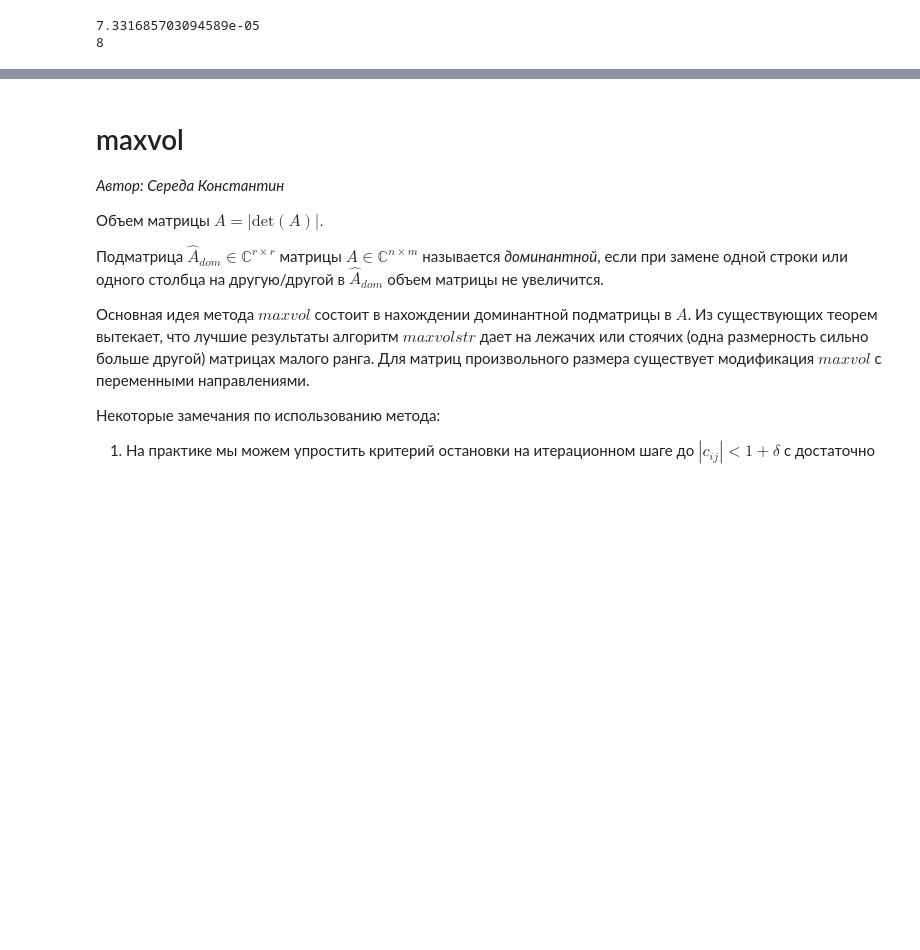
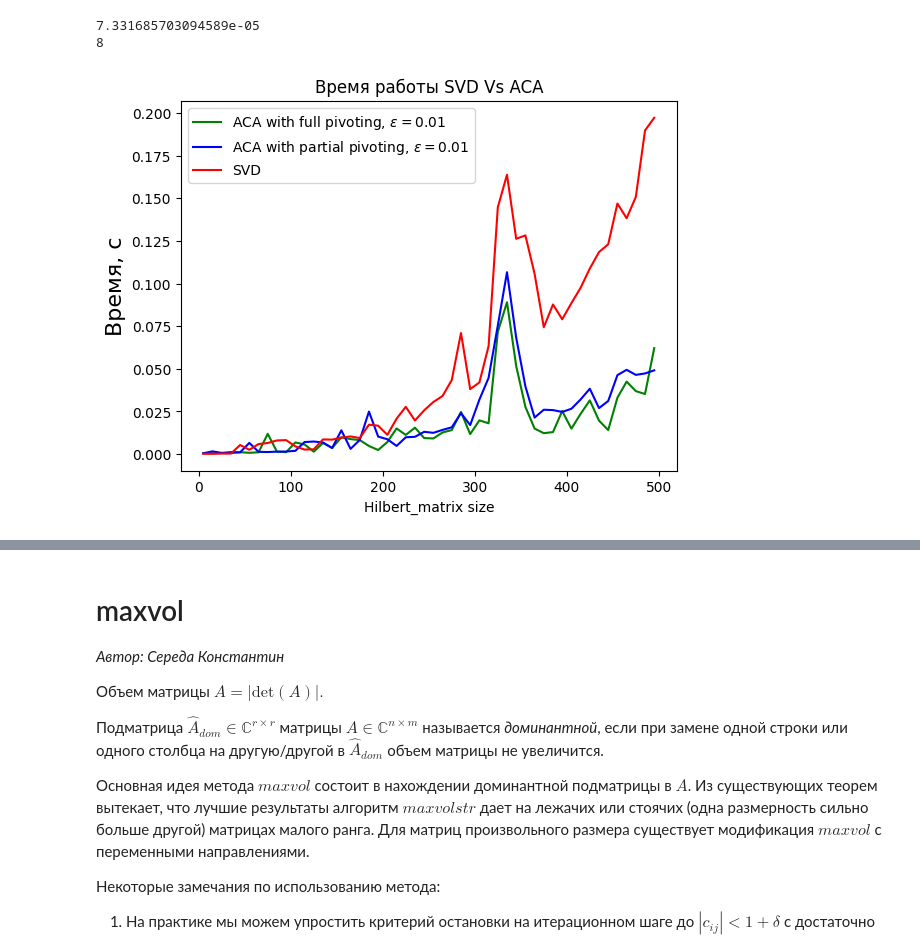
Before and after one commit to ol3gka/AI_Masters_NLA_projects_Matrix_Masters, a Jupyter notebook: Maxvol_code.ipynb, the cells around one changed output, grey strips where cells are left out. Cells and saved outputs as stored; diff of their text form; code cells hidden in the pictures; blank space fills up the shorter version.

```diff
--- a/Maxvol_code.ipynb
+++ b/Maxvol_code.ipynb
@@ -210 +224,12 @@ for i in range (0,50):
+# %%
+plt.title("Время работы SVD Vs ACA")
+plt.xlabel("Hilbert_matrix size")
+plt.ylabel("Время, с", fontsize=16)
+plt.plot(x, aca_f_time, color ="green")
+plt.plot(x, aca_p_time, color ="blue")
+plt.plot(x, svd_time, color ="red")
+plt.legend(['ACA with full pivoting, $\epsilon=0.01$','ACA with partial pivoting, $\epsilon=0.01$', 'SVD'])
+plt.show()
+# %% [output]
+[figure, added]
 # %%
```
Also changed, not shown: parts of 8 cells of this notebook.
